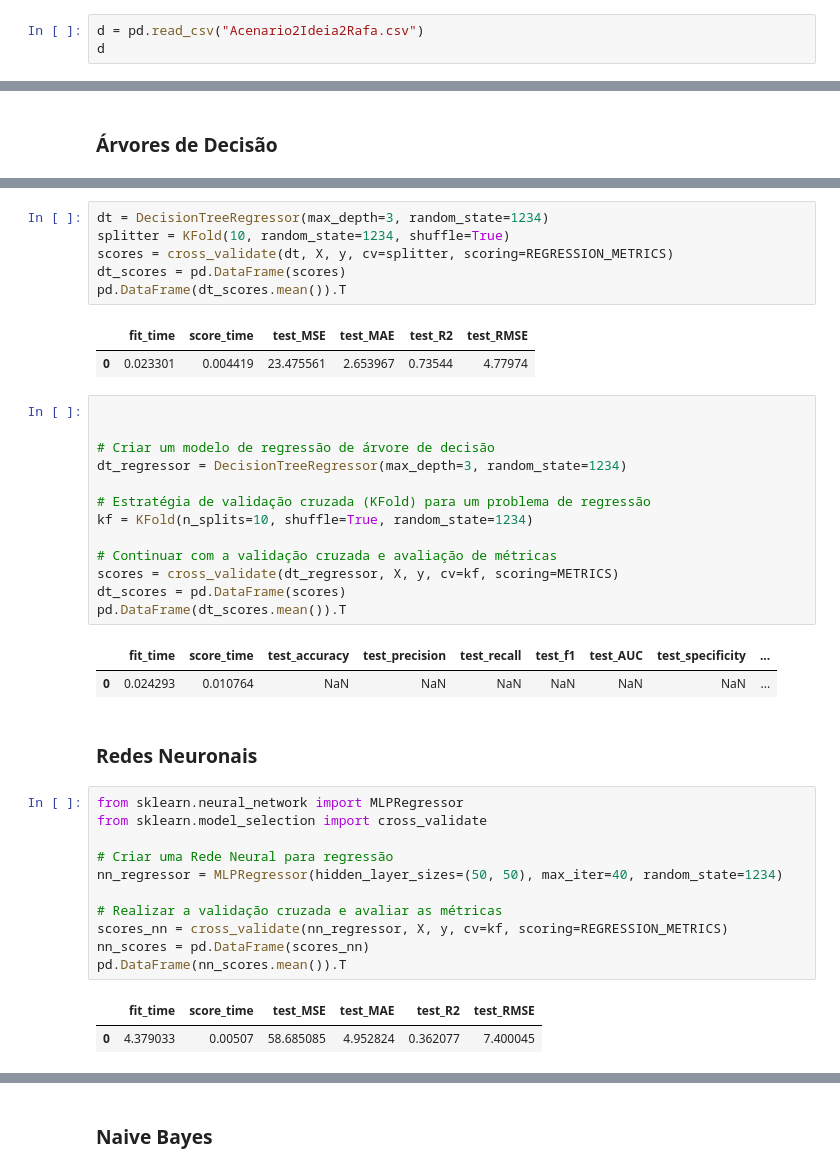
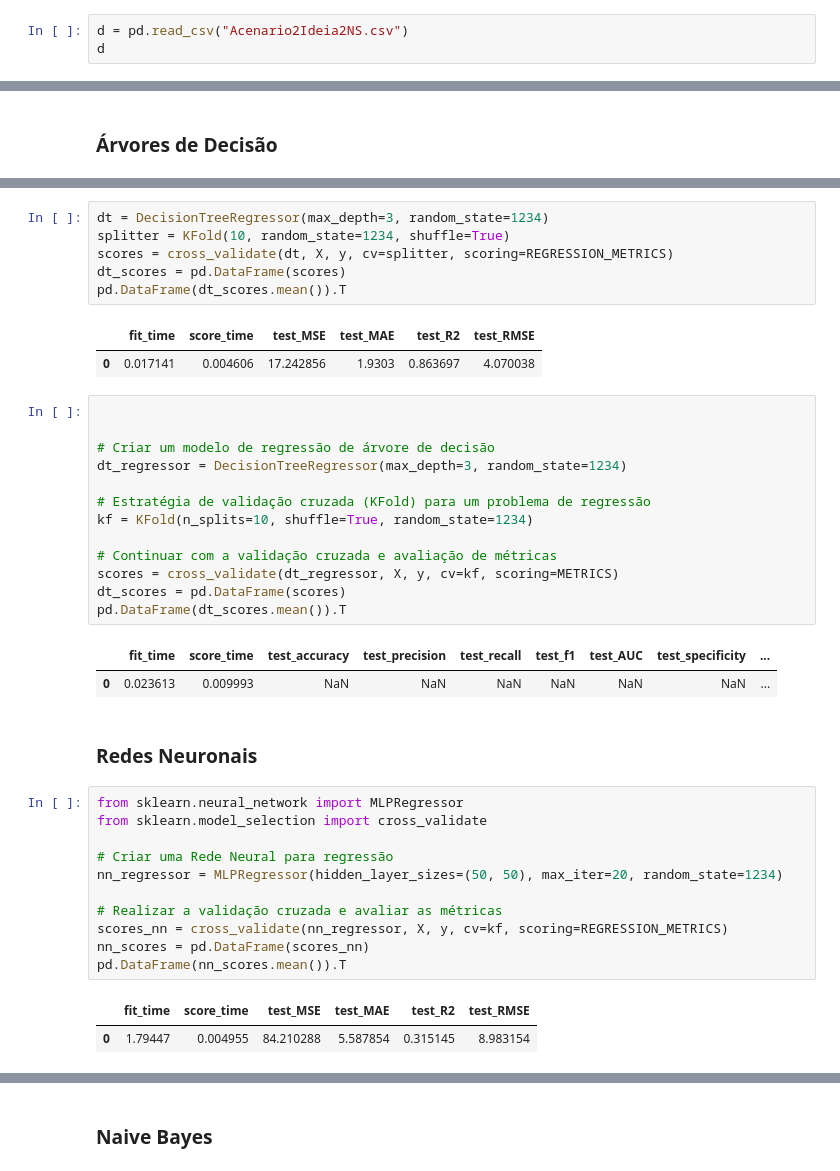
Before and after one commit to ruicoelhor22/AASE, a Jupyter notebook: atualregressao2.ipynb, the cells around one changed output, grey strips where cells are left out. Cells and saved outputs as stored; diff of their text form.

```diff
--- a/atualregressao2.ipynb
+++ b/atualregressao2.ipynb
@@ -68,6 +68,6 @@ METRICS = {
 # %% [markdown]
 # Ler o Conjunto de Dados
 # %%
-d = pd.read_csv("Acenario2Ideia2Rafa.csv")
+d = pd.read_csv("Acenario2Ideia2NS.csv")
 d
 # %% [output]
@@ -140,7 +140,7 @@ dt_scores = pd.DataFrame(scores)
 pd.DataFrame(dt_scores.mean()).T
 # %% [output]
 |  | fit_time | score_time | test_MSE | test_MAE | test_R2 | test_RMSE |
-| 0 | 0.023301 | 0.004419 | 23.475561 | 2.653967 | 0.73544 | 4.77974 |
+| 0 | 0.017141 | 0.004606 | 17.242856 | 1.9303 | 0.863697 | 4.070038 |
 # %%
 
 
@@ -156,23 +156,23 @@ dt_scores = pd.DataFrame(scores)
 pd.DataFrame(dt_scores.mean()).T
 # %% [output]
 |  | fit_time | score_time | test_accuracy | test_precision | test_recall | test_f1 | test_AUC | test_specificity | ... |
-| 0 | 0.024293 | 0.010764 | NaN | NaN | NaN | NaN | NaN | NaN | ... |
+| 0 | 0.023613 | 0.009993 | NaN | NaN | NaN | NaN | NaN | NaN | ... |
 # %% [markdown]
 ### Redes Neuronais
 # %%
 from sklearn.neural_network import MLPRegressor
 from sklearn.model_selection import cross_validate
 
 # Criar uma Rede Neural para regressão
-nn_regressor = MLPRegressor(hidden_layer_sizes=(50, 50), max_iter=40, random_state=1234)
+nn_regressor = MLPRegressor(hidden_layer_sizes=(50, 50), max_iter=20, random_state=1234)
 
 # Realizar a validação cruzada e avaliar as métricas
 scores_nn = cross_validate(nn_regressor, X, y, cv=kf, scoring=REGRESSION_METRICS)
 nn_scores = pd.DataFrame(scores_nn)
 pd.DataFrame(nn_scores.mean()).T
 # %% [output]
 |  | fit_time | score_time | test_MSE | test_MAE | test_R2 | test_RMSE |
-| 0 | 4.379033 | 0.00507 | 58.685085 | 4.952824 | 0.362077 | 7.400045 |
+| 0 | 1.79447 | 0.004955 | 84.210288 | 5.587854 | 0.315145 | 8.983154 |
 # %%
 from sklearn.datasets import make_regression
 from sklearn.model_selection import cross_validate
```
Also changed, not shown: parts of 4 cells of this notebook, 14 other files.
